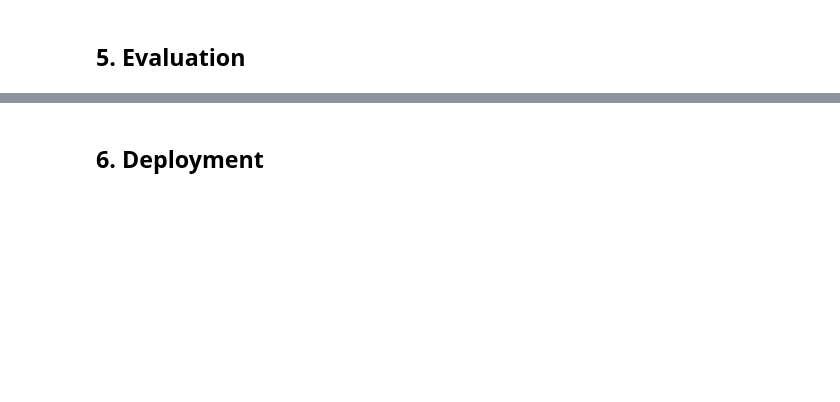
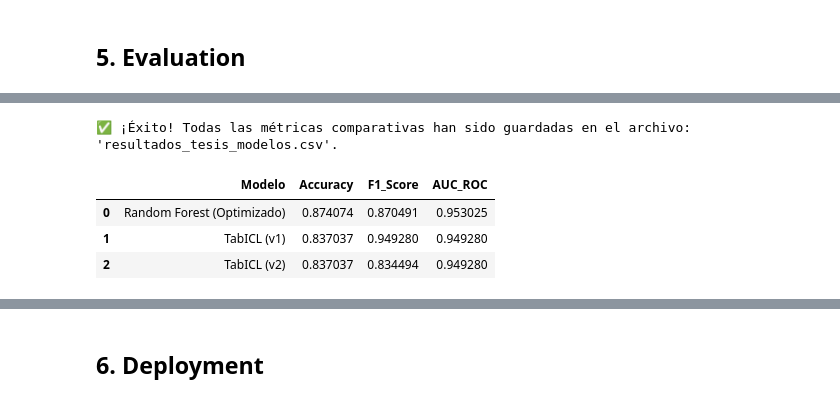
Before and after one commit to TefoV3/Tesis-UFSQ, a Jupyter notebook: Modelado/modelo.ipynb, the cells around one changed output, grey strips where cells are left out. Saved outputs shown, nothing was run; the diff lists cells and outputs as text; code cells hidden in the pictures; blank space fills up the shorter version.

```diff
--- a/Modelado/modelo.ipynb
+++ b/Modelado/modelo.ipynb
@@ -684,0 +768,33 @@ Rendimiento Zero-Shot del Modelo Fundacional: TabICL alcanzó un Área Bajo la C
+# %%
+# 1. Crear un DataFrame en formato ancho (fácil de leer en Excel)
+df_exportar = pd.DataFrame({
+    "Modelo": ["Random Forest (Optimizado)", "TabICL (v1)", "TabICL (v2)"],
+    "Accuracy": [
+        accuracy_score(y_res, y_pred),
+        acc_tabicl,
+        acc_tabiclv2
+    ],
+    "F1_Score": [
+        f1_score(y_res, y_pred, average='weighted'),
+        auc_tabicl, # Asegúrate de que usas la variable F1 si la guardaste diferente en el paso 1
+        f1_tabiclv2
+    ],
+    "AUC_ROC": [
+        auc_score,
+        auc_tabicl,
+        auc_tabiclv2
+    ]
+})
+
+# 2. Guardar en CSV
+nombre_archivo = "resultados_tesis_modelos.csv"
+df_exportar.to_csv(nombre_archivo, index=False)
+
+print(f"✅ ¡Éxito! Todas las métricas comparativas han sido guardadas en el archivo: '{nombre_archivo}'.")
+df_exportar
+# %% [output]
+✅ ¡Éxito! Todas las métricas comparativas han sido guardadas en el archivo: 'resultados_tesis_modelos.csv'.
+|  | Modelo | Accuracy | F1_Score | AUC_ROC |
+| 0 | Random Forest (Optimizado) | 0.874074 | 0.870491 | 0.953025 |
+| 1 | TabICL (v1) | 0.837037 | 0.949280 | 0.949280 |
+| 2 | TabICL (v2) | 0.837037 | 0.834494 | 0.949280 |
```
Also changed, not shown: parts of 13 cells of this notebook, 1 other file.
